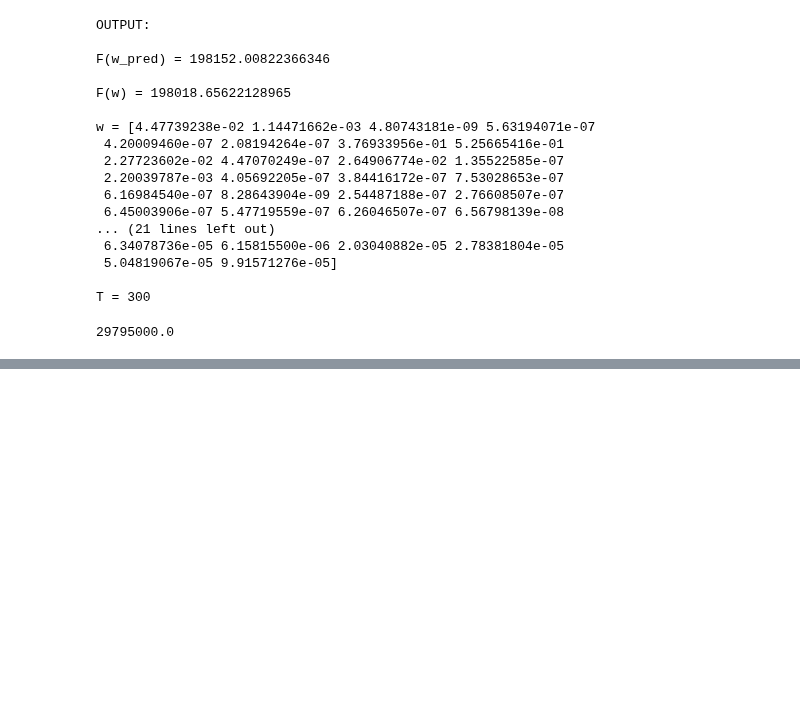
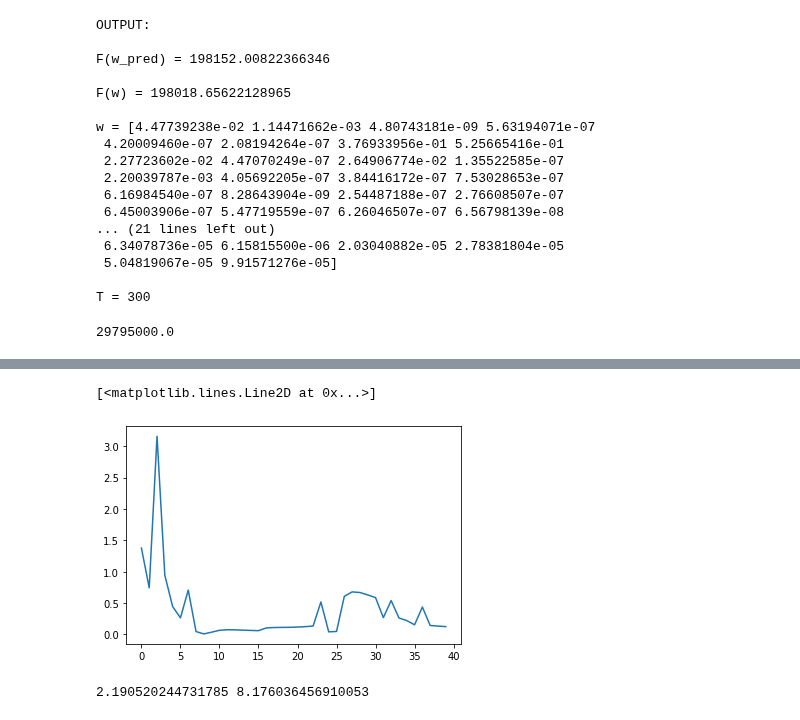
Before and after one commit to liacov/OPTproj, a Jupyter notebook: Notebooks/LassoRegression.ipynb, the cells around one changed output, grey strips where cells are left out. Drawn from its saved outputs; the diff is of its cells as text; code cells hidden in the pictures; blank space fills up the shorter version.

```diff
--- a/Notebooks/LassoRegression.ipynb
+++ b/Notebooks/LassoRegression.ipynb
@@ -408,0 +469,2 @@ m(100)
+# %%
+n, d = X.shape
@@ -408,0 +473,28 @@ m(100)
+# %%
+# define the objective function
+def F(w):
+    n, d = X.shape
+    output = 0
+    for i in range(n):
+        if y[i] == 1:
+            sum_jR = np.sum(np.exp((X.values@w)[i:]))
+            output += y[i]*(-X.iloc[i,:].values @ w + np.log(sum_jR))
+    return 1/n * output
+
+# sum_jR = 0
+#for j in range(n):
+#    if time[j] >= time[i]:
+#        sum_jR += np.exp(X.iloc[j,:].values @ w)
+#
+# %%
+# initialize prarameters for the algorithm
+# stating point
+np.random.seed(7)
+w0 = np.random.rand(d)
+w0 = w0/np.sum(w0) * np.random.rand(1) *10
+#print(w0)
+#print(F(w0))
+
+# Lipschitz constant computation
+L = 2/X.shape[0] * np.linalg.norm(X.T @ X)
+print(f"L: {L}")
@@ -408,0 +507,3 @@ m(100)
+# %%
+%%time
+fpred, f, w, mean, t, loss = stochasticZFW(F, d, w0, method = "RDSA", r=10, T=40, eps=1e-3)
@@ -408,0 +528,9 @@ m(100)
+# %%
+plt.plot(loss)
+# %% [output]
+[<matplotlib.lines.Line2D at 0x...>]
+[figure, added]
+# %%
+print(F(w0), F(w))
+# %% [output]
+2.190520244731785 8.176036456910053
```
Also changed, not shown: parts of 30 cells of this notebook, 3 other files.
